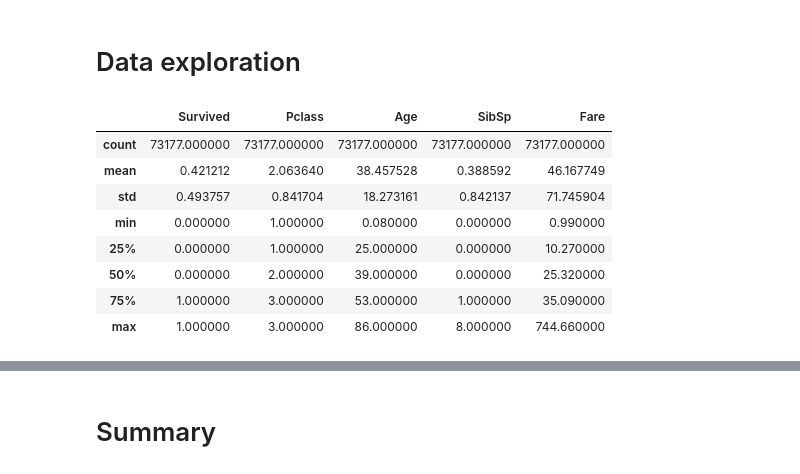
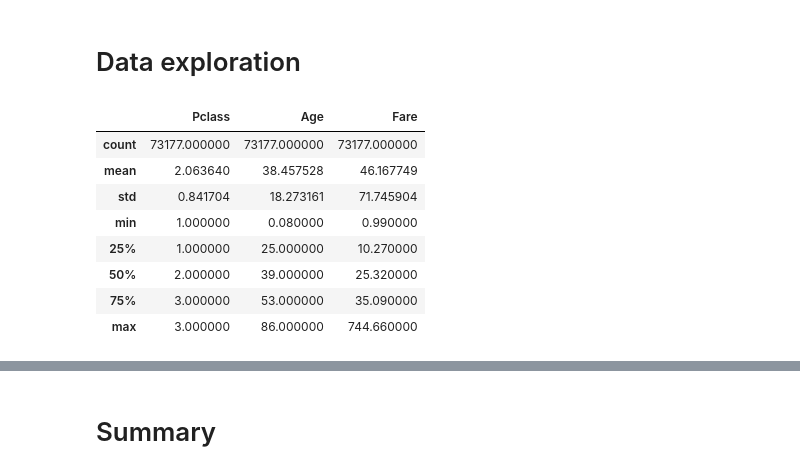
Before and after one commit to McReader/ml-intro, a Jupyter notebook: 2_data_exploration/eda.ipynb, the cells around one changed output, grey strips where cells are left out. Cells and saved outputs as stored; diff of their text form; code cells hidden in the pictures.

```diff
--- a/2_data_exploration/eda.ipynb
+++ b/2_data_exploration/eda.ipynb
@@ -118,15 +119,14 @@ memory usage: 7.3+ MB
 # %% [markdown]
 # Data exploration
 # %%
-titanic_data[['Survived', 'Pclass', 'Age', 'SibSp', 'Fare']].describe()
-# titanic_data.groupby('Survived').count()
+titanic_data[['Pclass', 'Age', 'Fare']].describe()
 # %% [output]
-|  | Survived | Pclass | Age | SibSp | Fare |
-| count | 73177.000000 | 73177.000000 | 73177.000000 | 73177.000000 | 73177.000000 |
-| mean | 0.421212 | 2.063640 | 38.457528 | 0.388592 | 46.167749 |
-| std | 0.493757 | 0.841704 | 18.273161 | 0.842137 | 71.745904 |
-| min | 0.000000 | 1.000000 | 0.080000 | 0.000000 | 0.990000 |
-| 25% | 0.000000 | 1.000000 | 25.000000 | 0.000000 | 10.270000 |
-| 50% | 0.000000 | 2.000000 | 39.000000 | 0.000000 | 25.320000 |
-| 75% | 1.000000 | 3.000000 | 53.000000 | 1.000000 | 35.090000 |
-| max | 1.000000 | 3.000000 | 86.000000 | 8.000000 | 744.660000 |
+|  | Pclass | Age | Fare |
+| count | 73177.000000 | 73177.000000 | 73177.000000 |
+| mean | 2.063640 | 38.457528 | 46.167749 |
+| std | 0.841704 | 18.273161 | 71.745904 |
+| min | 1.000000 | 0.080000 | 0.990000 |
+| 25% | 1.000000 | 25.000000 | 10.270000 |
+| 50% | 2.000000 | 39.000000 | 25.320000 |
+| 75% | 3.000000 | 53.000000 | 35.090000 |
+| max | 3.000000 | 86.000000 | 744.660000 |
```
Also changed, not shown: parts of 6 cells of this notebook.
